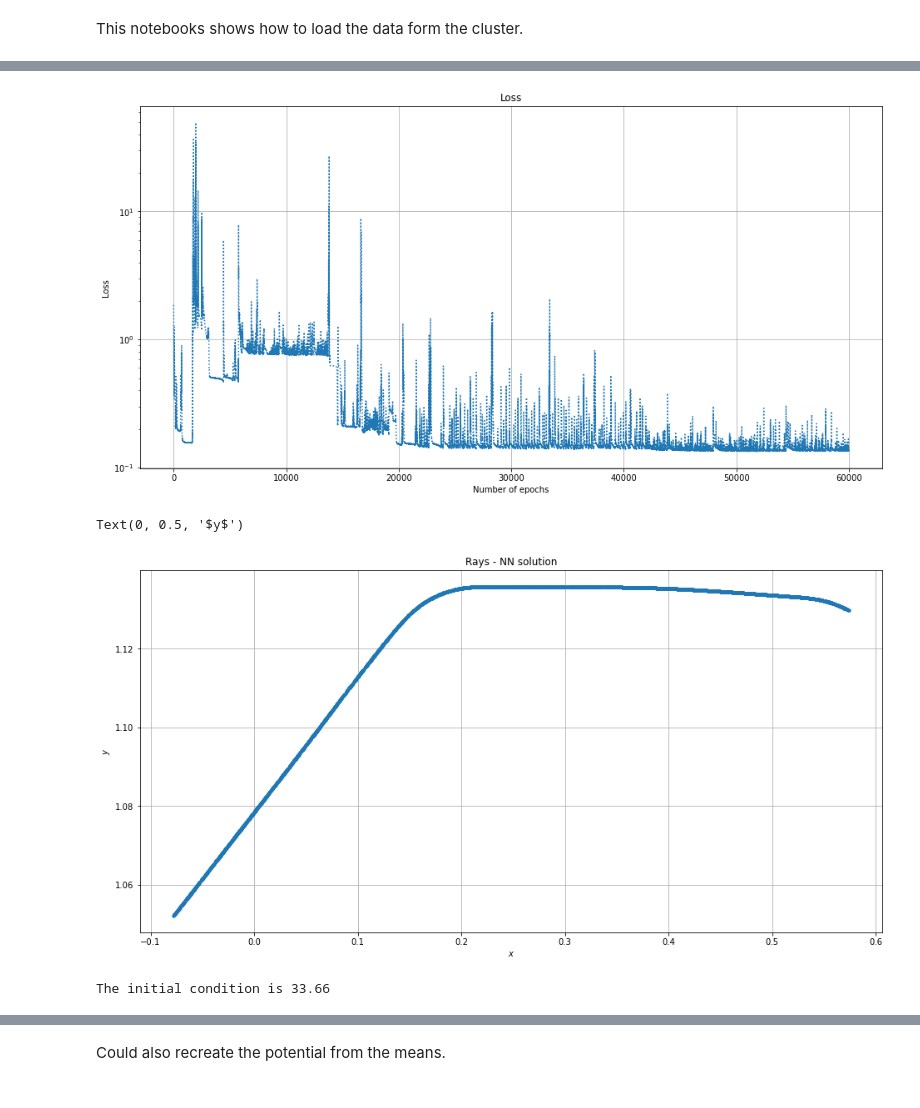
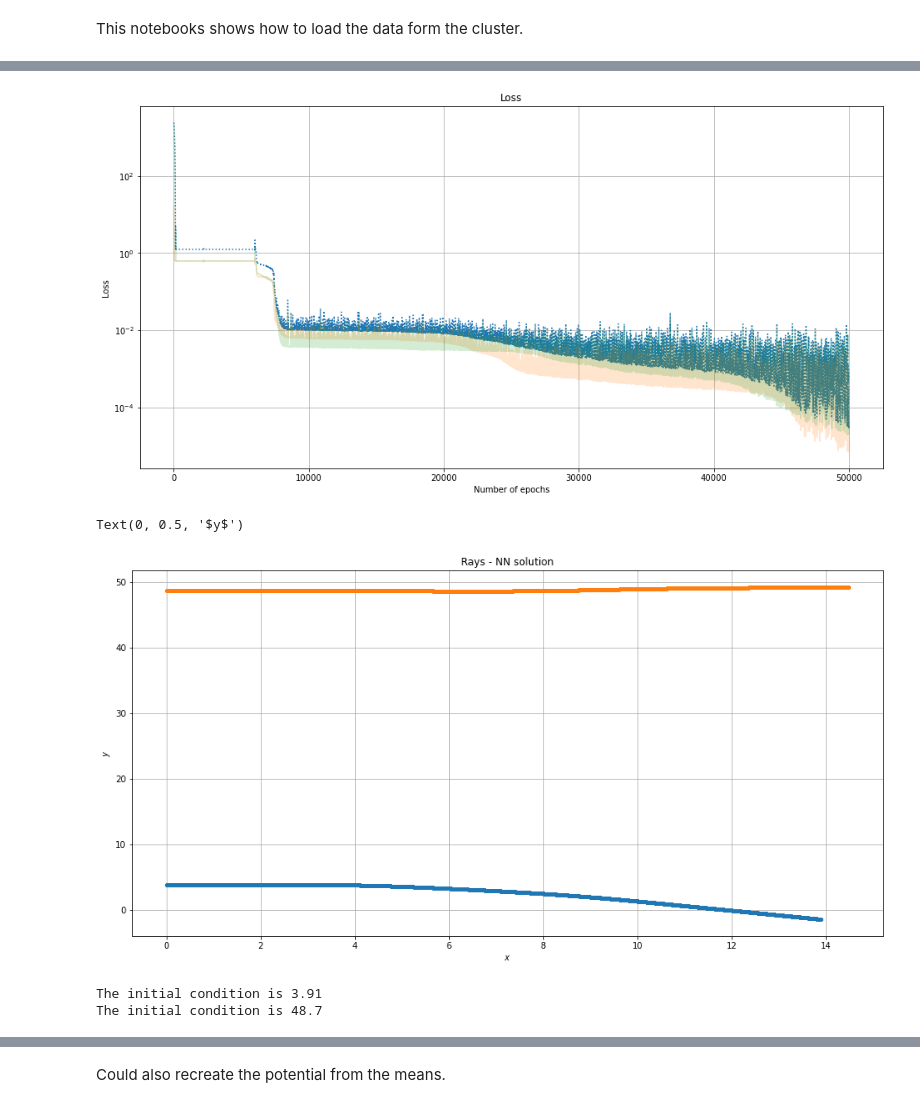
Before and after one commit to RaphaelPellegrin/NNCaustics-BranchedFlows, a Jupyter notebook: Experiments/Cluster/Non_TL/Non_loop_optimization/Non-S2S/Read_data/Read_data_example.ipynb, the cells around one changed output, grey strips where cells are left out. Cells and saved outputs as stored; diff of their text form; code cells hidden in the pictures.

```diff
--- a/Experiments/Cluster/Non_TL/Non_loop_optimization/Non-S2S/Read_data/Read_data_example.ipynb
+++ b/Experiments/Cluster/Non_TL/Non_loop_optimization/Non-S2S/Read_data/Read_data_example.ipynb
@@ -39,16 +39,16 @@ import json
 
 import matplotlib.pyplot as plt
 # %%
-initial_x=0.0
-final_t=0.66
+initial_x=0
+final_t=14
 alpha_=1
 width_=64
 width_heads=32
-epochs_=60000
-grid_size=4000
+epochs_=50000
+grid_size=10000
 energy_conservation=True
 norm_clipping=True
-number_of_heads=1
+number_of_heads=2
 # %%
 import torch
 # %%
@@ -72,22 +72,22 @@ loss=pickle.load(open(filename,"rb"))
 # %%
 f,ax=plt.subplots(1,1,figsize=(16,8))
 ax.grid()
 ax.set_title("Loss")
 ax.set_xlabel("Number of epochs")
 ax.set_ylabel("Loss")
 ax.plot(range(len(loss)),loss, ls='dotted')
 ax.set_yscale('log')
 if number_of_heads>1:
     filename_p = 'Initial_x_'+str(initial_x)+'final_t_'+str(final_t)+\
       'alpha_'+ str(alpha_)+'width_'+str(width_)+'width_heads_'+str(width_heads)+\
       'energyconservation_'+str(energy_conservation)+\
       '_normclipping_'+str(norm_clipping)+'_'\
       'epochs_'+str(epochs_)+'grid_size_'+str(grid_size)+'losses_part'+'.p'
     loss_p=pickle.load(open(filename_p,"rb"))
     for j in range(number_of_heads):
-        ax.plot(range(len(loss_p[j])),loss_p[j], alpha=0.2, linestyle='g.')
+        ax.plot(range(len(loss_p[j])),loss_p[j], alpha=0.2, linestyle='-')
 # %% [output]
-[figure, old version]
+[figure, new version]
 # %%
 Trajectories_NN_x=dict()
 Trajectories_NN_y=dict()
@@ -148,7 +148,7 @@ ax.set_xlabel('$x$')
 ax.set_ylabel('$y$')
 # %% [output]
 Text(0, 0.5, '$y$')
-[figure, old version]
+[figure, new version]
 # %%
 filename = 'Initial_x_'+str(initial_x)+'final_t_'+str(final_t)+'alpha_'+ str(alpha_)+'width_'+str(width_)+\
   'width_heads_'+str(width_heads)+\
@@ -162,7 +162,8 @@ Initial_conditions;
 for i in Initial_conditions:
     print("The initial condition is {}".format(Initial_conditions[i]))
 # %% [output]
-The initial condition is 33.66
+The initial condition is 3.91
+The initial condition is 48.7
 # %%
 filename = 'Initial_x_'+str(initial_x)+'final_t_'+str(final_t)+'alpha_'+ str(alpha_)+'width_'+str(width_)+\
   'width_heads_'+str(width_heads)+\
```
Also changed, not shown: parts of 7 cells of this notebook.
